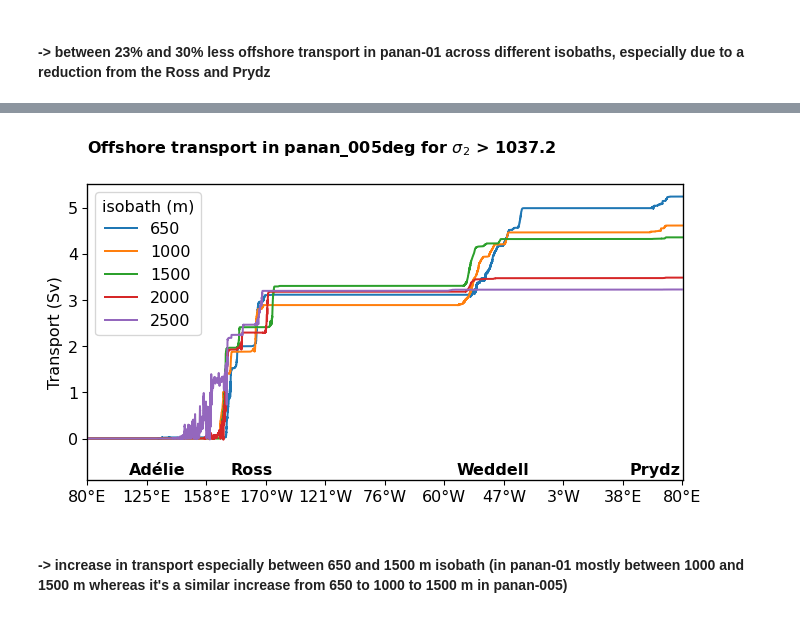
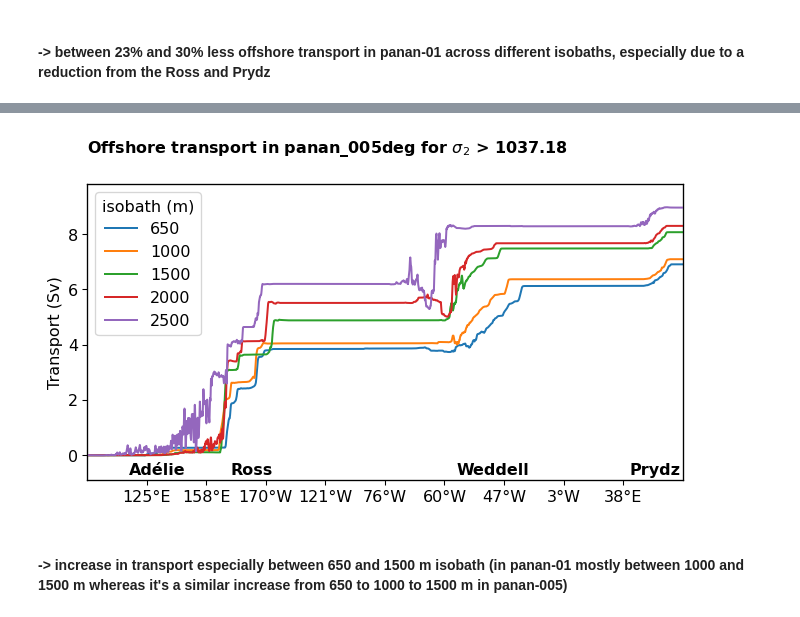
Before and after one commit to schmidt-christina/mom6_comparison, a Jupyter notebook: DSW_formation_export_comparison.ipynb, the cells around one changed output, grey strips where cells are left out. Cells and saved outputs as stored; diff of their text form; code cells hidden in the pictures.

Commit message:
transport different isobath: apply rooling mean along contour

```diff
--- a/DSW_formation_export_comparison.ipynb
+++ b/DSW_formation_export_comparison.ipynb
@@ -88,7 +88,7 @@ for ekey in ekeys:
 
     if ekey != 'panan_0025deg':
         # volume transport across different isobaths
-        for contour_depth in [650, 1000, 1500, 2000, 2500]:
+        for contour_depth in [650, 1000, 1500, 2000, 2500, 3000]:
             ds_transp = xr.open_mfdataset(
                 path_output_DSW + 'vol_transp_across_' + str(contour_depth) +
                 'm_isobath_' + e['expt_name'] + '*.nc')
@@ -790,9 +802,9 @@ plot_offshore_transp_circumpolar_diff_isobath(
 # %%
 plot_offshore_transp_circumpolar_diff_isobath(
     'panan_005deg', contour_depth=[650, 1000, 1500, 2000, 2500],
-    sig=1037.2, time_slice=slice(start_time, end_time))
+    sig=1037.18, vmax=9.8, rooling=20, time_slice=slice(start_time, end_time))
 # %% [output]
-[figure, old version]
+[figure, new version]
 # %% [markdown]
 #### -> increase in transport especially between 650 and 1500 m isobath (in panan-01 mostly between 1000 and 1500 m whereas it's a similar increase from 650 to 1000 to 1500 m in panan-005)
 # %%
```
Also changed, not shown: parts of 9 cells of this notebook.
